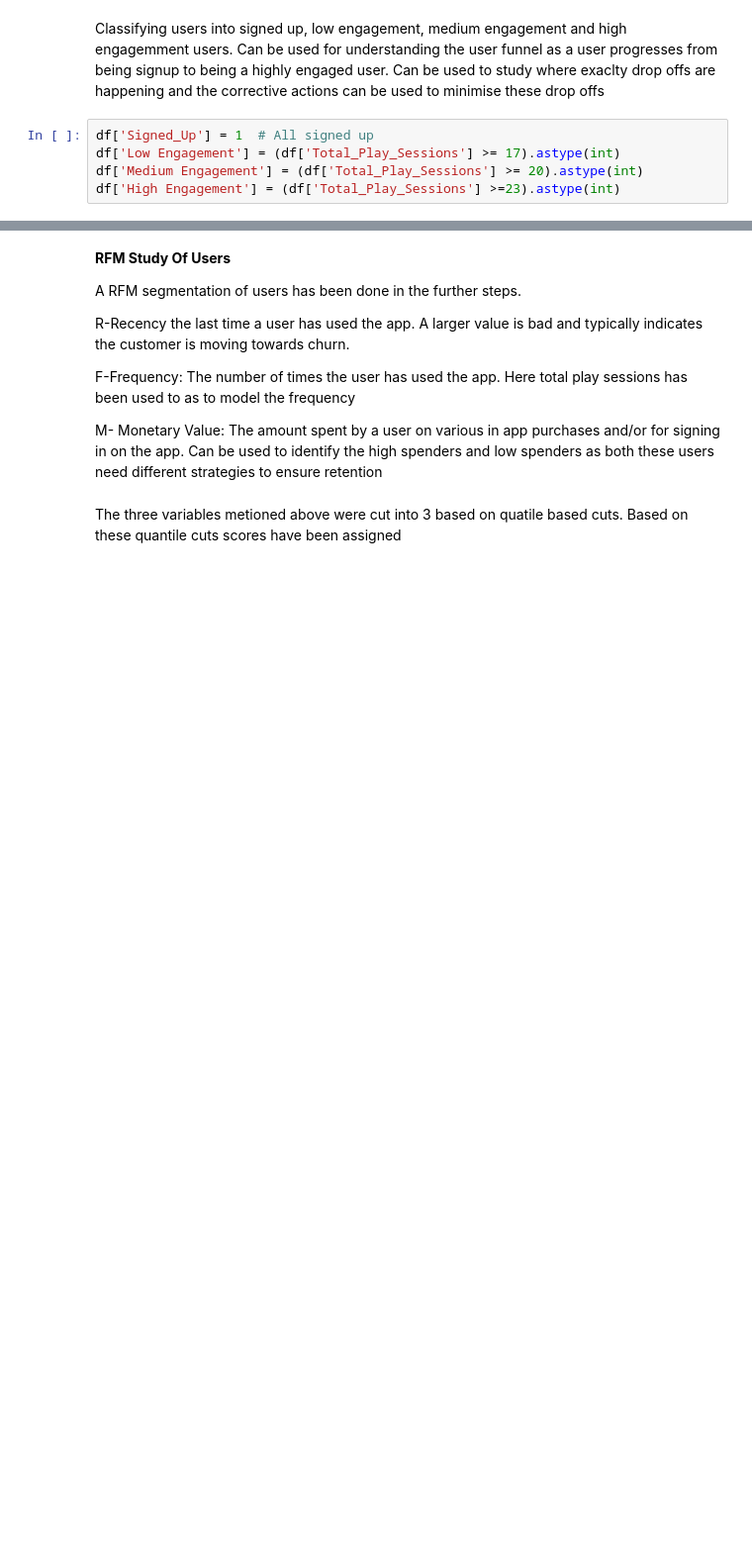
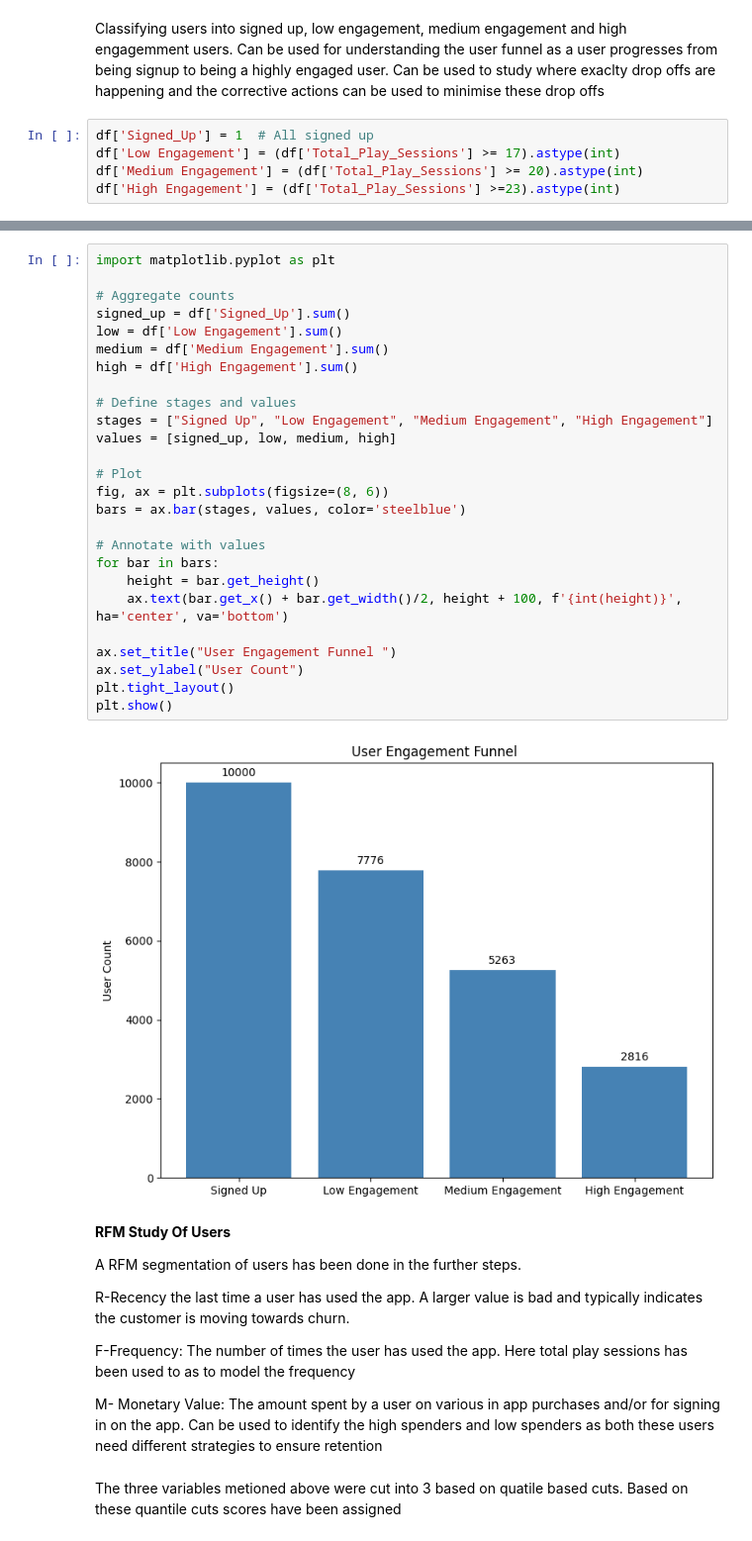
Before and after one commit to aditya211196/User-Behavior-Revenue-Analysis-for-a-Mobile-App, a Jupyter notebook: Matiks_User_Behaviour_Study.ipynb, the cells around one changed output, grey strips where cells are left out. Shown at 99% size. Cells and saved outputs as stored; diff of their text form; blank space fills up the shorter version.

```diff
--- a/Matiks_User_Behaviour_Study.ipynb
+++ b/Matiks_User_Behaviour_Study.ipynb
@@ -185,3 +146,31 @@ df.head()
+# %%
+import matplotlib.pyplot as plt
+
+# Aggregate counts
+signed_up = df['Signed_Up'].sum()
+low = df['Low Engagement'].sum()
+medium = df['Medium Engagement'].sum()
+high = df['High Engagement'].sum()
+
+# Define stages and values
+stages = ["Signed Up", "Low Engagement", "Medium Engagement", "High Engagement"]
+values = [signed_up, low, medium, high]
+
+# Plot
+fig, ax = plt.subplots(figsize=(8, 6))
+bars = ax.bar(stages, values, color='steelblue')
+
+# Annotate with values
+for bar in bars:
+    height = bar.get_height()
+    ax.text(bar.get_x() + bar.get_width()/2, height + 100, f'{int(height)}', ha='center', va='bottom')
+
+ax.set_title("User Engagement Funnel ")
+ax.set_ylabel("User Count")
+plt.tight_layout()
+plt.show()
+# %% [output]
+[figure, added]
 # %% [markdown]
 **RFM Study Of Users**
 
```
Also changed, not shown: parts of 17 cells of this notebook.
